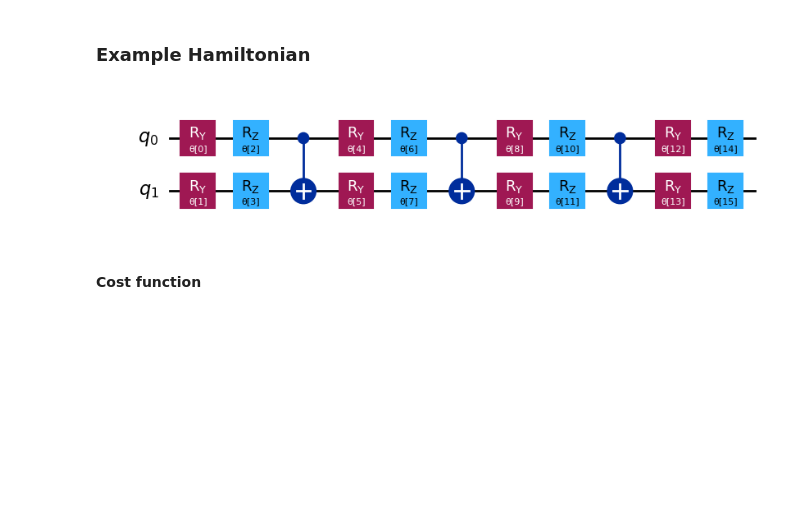
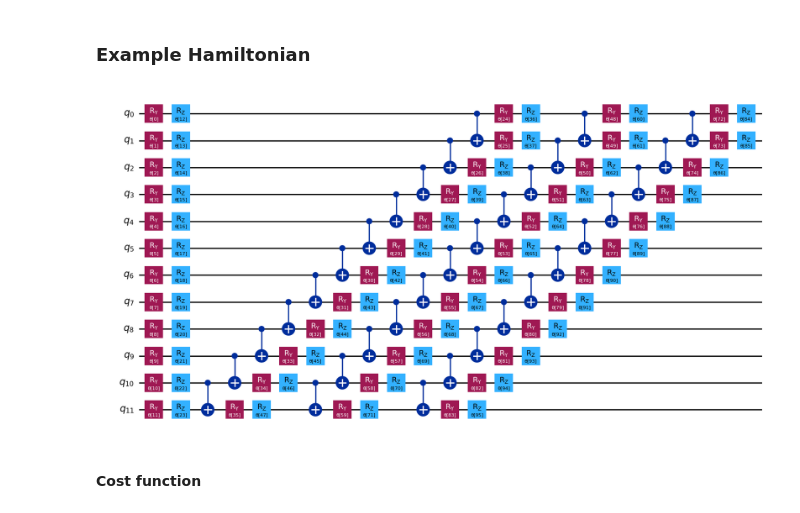
Before and after one commit to YangletLiu/quantum-education-modules, a Jupyter notebook: Modules/Algorithms/VQE/VQE.ipynb, the cells around one changed output. Saved outputs shown, nothing was run; the diff lists cells and outputs as text; code cells hidden in the pictures; blank space fills up the shorter version.

```diff
--- a/Modules/Algorithms/VQE/VQE.ipynb
+++ b/Modules/Algorithms/VQE/VQE.ipynb
@@ -94,8 +81,0 @@ from qiskit.quantum_info import SparsePauliOp
-# %%
-# Example Hamiltonian: H = Z ⊗ I + I ⊗ Z + 0.5 * X ⊗ X
-hamiltonian = SparsePauliOp(["ZI", "IZ", "XX"], coeffs=[1.0, 1.0, 0.5])
-
-ansatz = EfficientSU2(hamiltonian.num_qubits)
-ansatz.decompose().draw("mpl", style="iqp")
-# %% [output]
-[figure, removed]
@@ -111,0 +82,15 @@ result = vqe.compute_minimum_eigenvalue(operator=H)
+# %%
+from qiskit.quantum_info import SparsePauliOp
+from qiskit.circuit.library import EfficientSU2
+from qiskit.circuit.library import TwoLocal
+
+#Example Hamiltonian
+hamiltonian = SparsePauliOp(['IIIIIIIIIIZZ', 'IIIIIIIIIZIZ', 'IIIIIIIIZIIZ', 'IIIIIIIZIIIZ', 'IIIIIIZIIIIZ', 'IIIIIZIIIIIZ', 'IIIIZIIIIIIZ', 'IIIZIIIIIIIZ', 'IIZIIIIIIIIZ', 'IZIIIIIIIIIZ', 'ZIIIIIIIIIIZ', 'IIIIIIIZIIZI', 'IIIIIIZIIIZI', 'IIIIIZIIIIZI', 'IIIZIIIIIIZI', 'IIZIIIIIIIZI', 'IZIIIIIIIIZI', 'IIIIZIIIIZII', 'ZIIIIIIIZIII'],
+              coeffs=[0.5+0.j, 0.5+0.j, 0.5+0.j, 2.5+0.j, 2.5+0.j, 2.5+0.j, 0.5+0.j, 2.5+0.j,
+ 2.5+0.j, 2.5+0.j, 0.5+0.j, 2.5+0.j, 2.5+0.j, 2.5+0.j, 2.5+0.j, 2.5+0.j,
+ 2.5+0.j, 0.5+0.j, 0.5+0.j])
+
+ansatz = EfficientSU2(hamiltonian.num_qubits)
+ansatz.decompose().draw("mpl", style="iqp")
+# %% [output]
+[figure, added]
```
Also changed, not shown: parts of 16 cells of this notebook.
